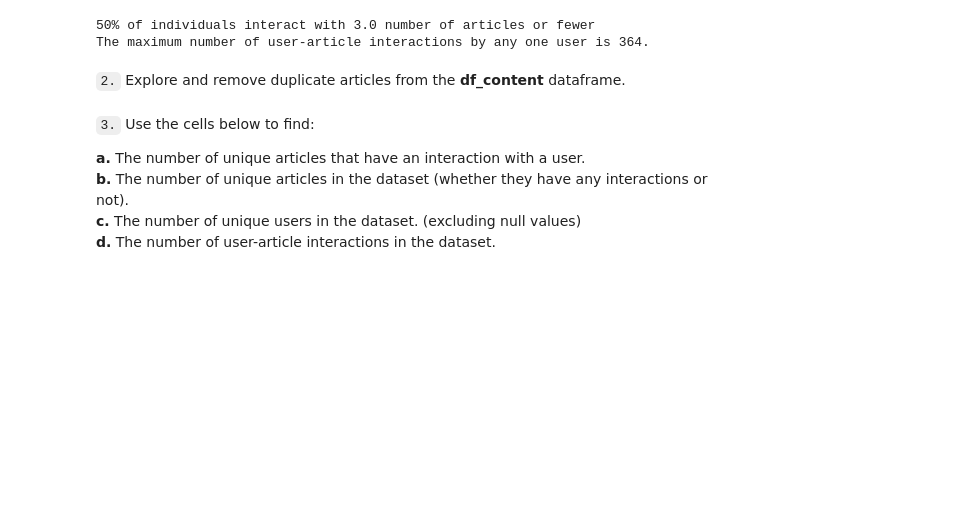
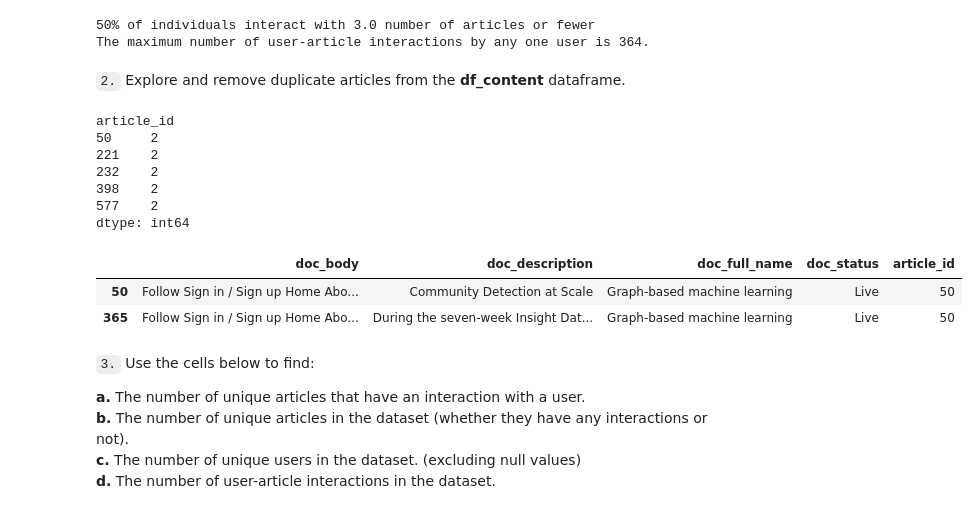
Before and after one commit to MaxBoykoII/ibm-article-recommender, a Jupyter notebook: Recommendations_with_IBM.ipynb, the cells around one changed output. Saved outputs shown, nothing was run; the diff lists cells and outputs as text; code cells hidden in the pictures; blank space fills up the shorter version.

Commit message:
feat: Remove duplicates from df_content

```diff
--- a/Recommendations_with_IBM.ipynb
+++ b/Recommendations_with_IBM.ipynb
@@ -104,2 +102,20 @@ The maximum number of user-article interactions by any one user is 364.
+# %%
+# Find and explore duplicate articles
+article_id_counts = df_content.groupby('article_id').size()
+print(article_id_counts[article_id_counts > 1])
+
+# Show duplicate rows for an example article id
+df_content[df_content.article_id == 50].head()
+# %% [output]
+article_id
+50     2
+221    2
+232    2
+398    2
+577    2
+dtype: int64
+|  | doc_body | doc_description | doc_full_name | doc_status | article_id |
+| 50 | Follow Sign in / Sign up Home Abo... | Community Detection at Scale | Graph-based machine learning | Live | 50 |
+| 365 | Follow Sign in / Sign up Home Abo... | During the seven-week Insight Dat... | Graph-based machine learning | Live | 50 |
 # %%
 # Remove any rows that have the same article_id - only keep the first
```
Also changed, not shown: parts of 2 cells of this notebook.
